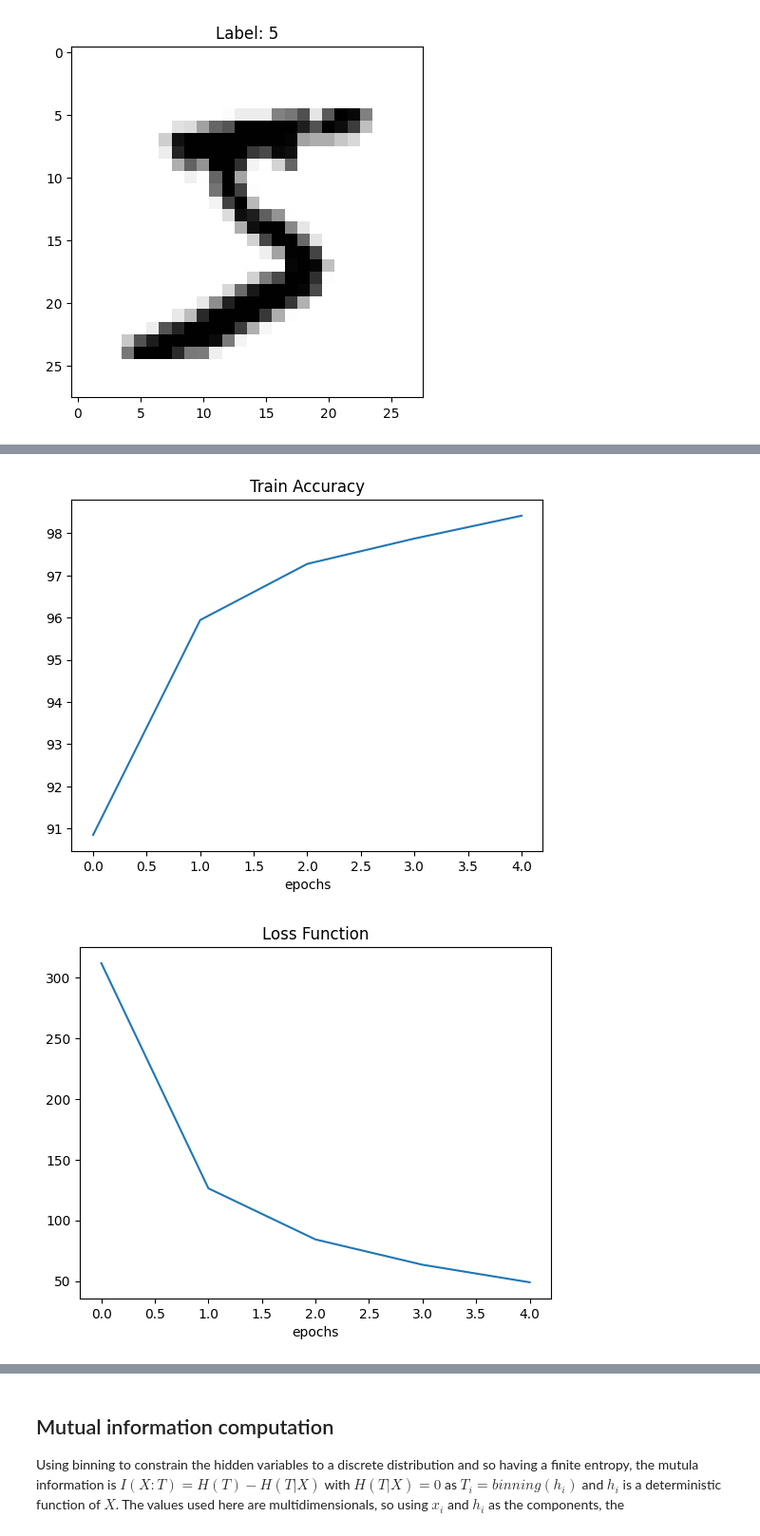
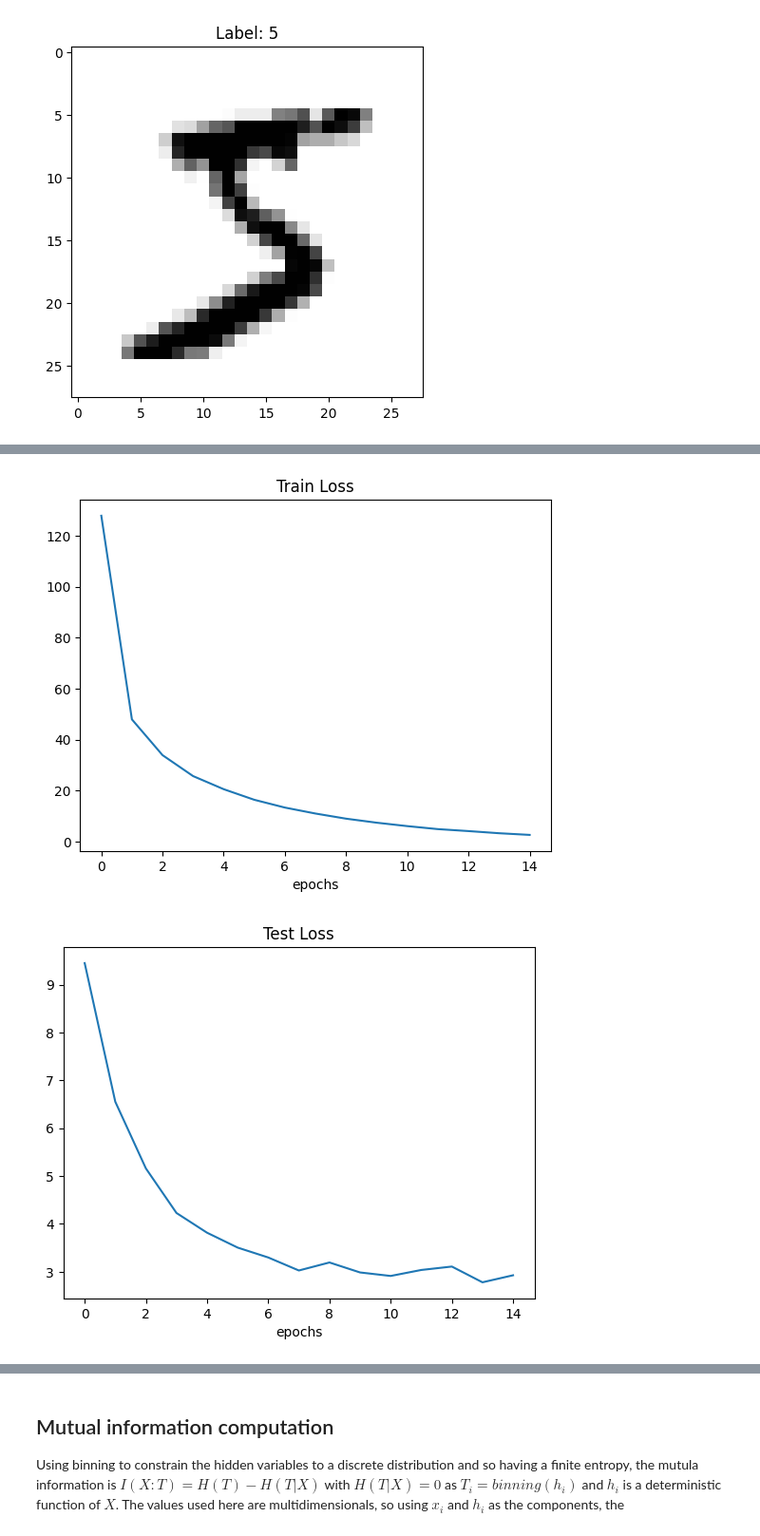
Before and after one commit to Giacomo-Menegatti/Information_theory, a Jupyter notebook: NN_MI.ipynb, the cells around one changed output, grey strips where cells are left out. Shown: that part at 95% size. Cells and saved outputs as stored; diff of their text form; code cells hidden in the pictures.

```diff
--- a/NN_MI.ipynb
+++ b/NN_MI.ipynb
@@ -63,6 +63,8 @@ class Net(nn.Module):
 
         super().__init__()  #Initialize upper modules
 
+        self.Nh = Nh
+        self.No = No
         self.N_hidden = len(Nh)         # Number of hidden layers
         self.N_features = (Ni, *Nh)
 
@@ -74,6 +76,9 @@ class Net(nn.Module):
 
         self.out_layer = nn.Linear(in_features=self.N_features[-1], out_features=No)
 
+        self.train_loss = []
+        self.test_loss = []
+
     # This is a custom forward function that also explicitly returns the hidden variables as a tuple h
     def forward(self, x):
         # Hidden variables
@@ -138,12 +200,12 @@ Epoch [5/5], Loss: 48.9980
 # %%
-plt.plot(train_accuracy)
-plt.title('Train Accuracy')
+plt.plot(model.train_loss)
+plt.title('Train Loss')
 plt.xlabel('epochs')
 plt.show()
-plt.plot(loss_history)
-plt.title('Loss Function')
+plt.plot(model.test_loss)
+plt.title('Test Loss')
 plt.xlabel('epochs')
 plt.show()
 # %% [output]
-[figure, old version]
+[figure, new version]
-[figure, old version]
+[figure, new version]
```
Also changed, not shown: parts of 4 cells of this notebook.
